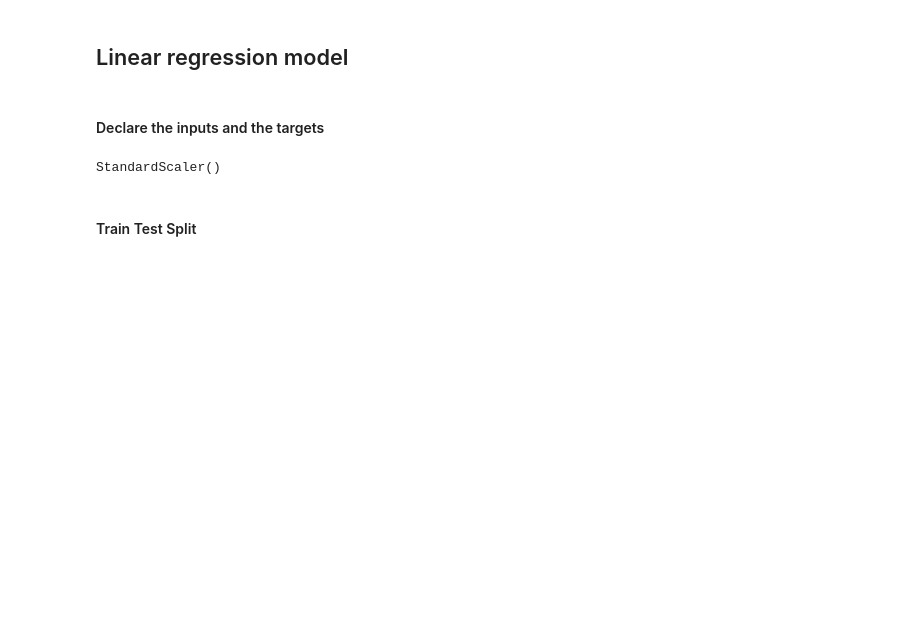
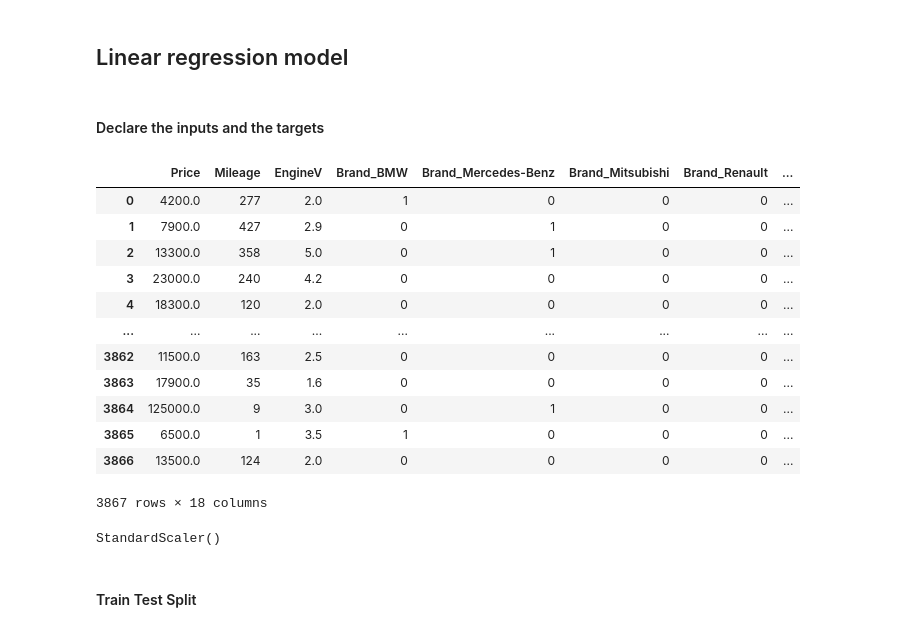
Before and after one commit to mfrancis10/Machine_Learning_101, a Jupyter notebook: RealExample.ipynb, the cells around one changed output. Saved outputs shown, nothing was run; the diff lists cells and outputs as text; code cells hidden in the pictures; blank space fills up the shorter version.

```diff
--- a/RealExample.ipynb
+++ b/RealExample.ipynb
@@ -564,7 +564,22 @@ data_preprocessed.head()
 # %%
 #declare the input and target variables
 targets = data_preprocessed['log_price']
 inputs = data_preprocessed.drop(['log_price'],axis=1)
+inputs
+# %% [output]
+|  | Price | Mileage | EngineV | Brand_BMW | Brand_Mercedes-Benz | Brand_Mitsubishi | Brand_Renault | ... |
+| 0 | 4200.0 | 277 | 2.0 | 1 | 0 | 0 | 0 | ... |
+| 1 | 7900.0 | 427 | 2.9 | 0 | 1 | 0 | 0 | ... |
+| 2 | 13300.0 | 358 | 5.0 | 0 | 1 | 0 | 0 | ... |
+| 3 | 23000.0 | 240 | 4.2 | 0 | 0 | 0 | 0 | ... |
+| 4 | 18300.0 | 120 | 2.0 | 0 | 0 | 0 | 0 | ... |
+| ... | ... | ... | ... | ... | ... | ... | ... | ... |
+| 3862 | 11500.0 | 163 | 2.5 | 0 | 0 | 0 | 0 | ... |
+| 3863 | 17900.0 | 35 | 1.6 | 0 | 0 | 0 | 0 | ... |
+| 3864 | 125000.0 | 9 | 3.0 | 0 | 1 | 0 | 0 | ... |
+| 3865 | 6500.0 | 1 | 3.5 | 1 | 0 | 0 | 0 | ... |
+| 3866 | 13500.0 | 124 | 2.0 | 0 | 0 | 0 | 0 | ... |
+3867 rows × 18 columns
 # %%
 from sklearn.preprocessing import StandardScaler
 
```
Also changed, not shown: parts of 30 cells of this notebook, 2 other files.
